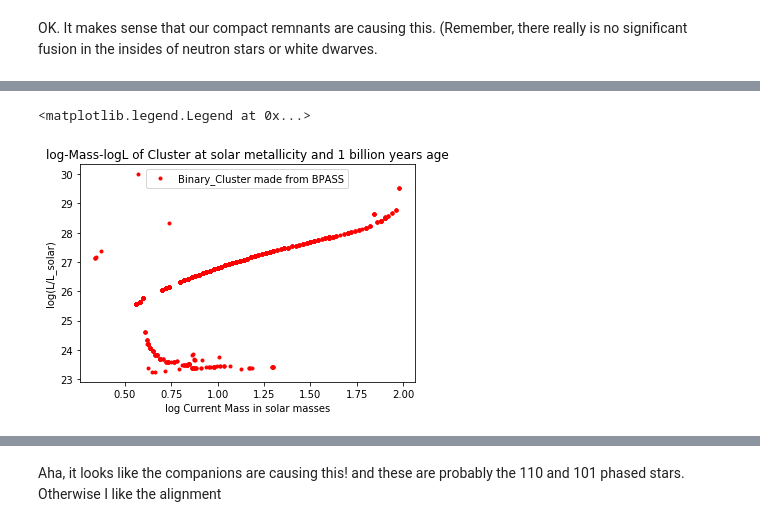
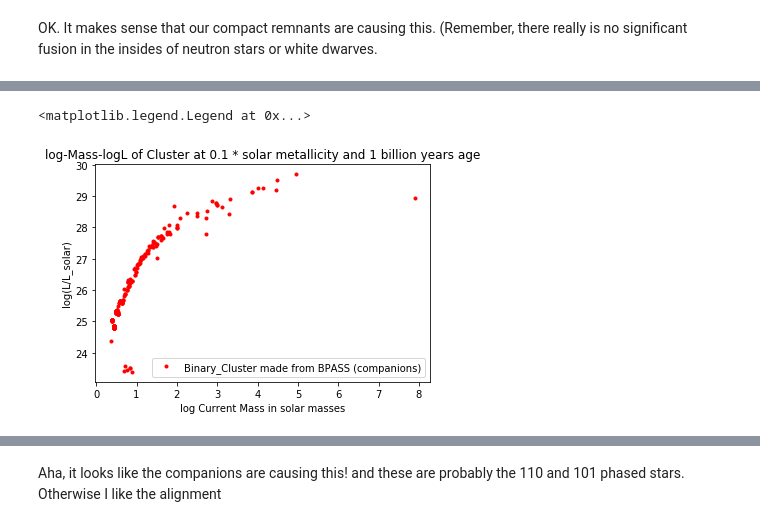
Before and after one commit to astropy/SPISEA, a Jupyter notebook: Test_Plots/Debugging the SPISEA isochrone at 0.1solar metallicity 1 billion years old Low Met.ipynb, the cells around one changed output, grey strips where cells are left out. Saved outputs shown, nothing was run; the diff lists cells and outputs as text; code cells hidden in the pictures.

```diff
--- a/Test_Plots/Debugging the SPISEA isochrone at 0.1solar metallicity 1 billion years old Low Met.ipynb
+++ b/Test_Plots/Debugging the SPISEA isochrone at 0.1solar metallicity 1 billion years old Low Met.ipynb
@@ -483,14 +500,14 @@ OK. It makes sense that our compact remnants are causing this. (Remember, there
 # %%
 # Plot the mass-luminosity relationship
 from astropy import constants as cs
 from astropy import units as u
 import matplotlib.pyplot as plt
-plt.plot(clus_1.star_systems['mass_current'], np.log10(clus_1.star_systems["L"]), "r.", label="Binary_Cluster made from BPASS", alpha =1)
+plt.plot(clus_1.companions['mass_current'], np.log10(clus_1.companions["L"]), "r.", label="Binary_Cluster made from BPASS (companions)", alpha =1)
 plt.xlabel("log Current Mass in solar masses")
 plt.ylabel("log(L/L_solar)")
-plt.title("log-Mass-logL of Cluster at solar metallicity and 1 billion years age")
+plt.title("log-Mass-logL of Cluster at 0.1 * solar metallicity and 1 billion years age")
 plt.legend()
 # Rough pattern seems to fit. What's that line?
 # %% [output]
 <matplotlib.legend.Legend at 0x...>
-[figure, old version]
+[figure, new version]
```
Also changed, not shown: parts of 15 cells of this notebook, 5 other files.
